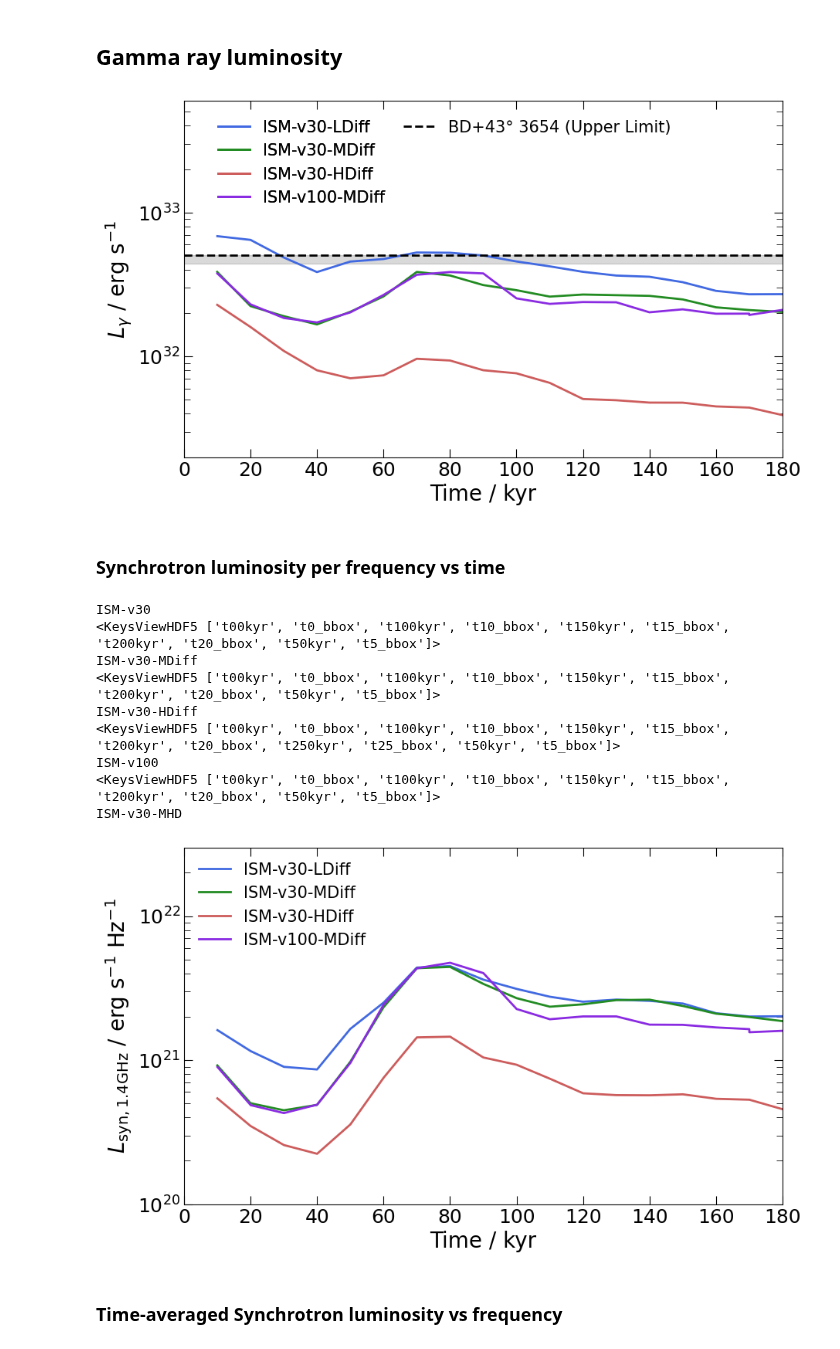
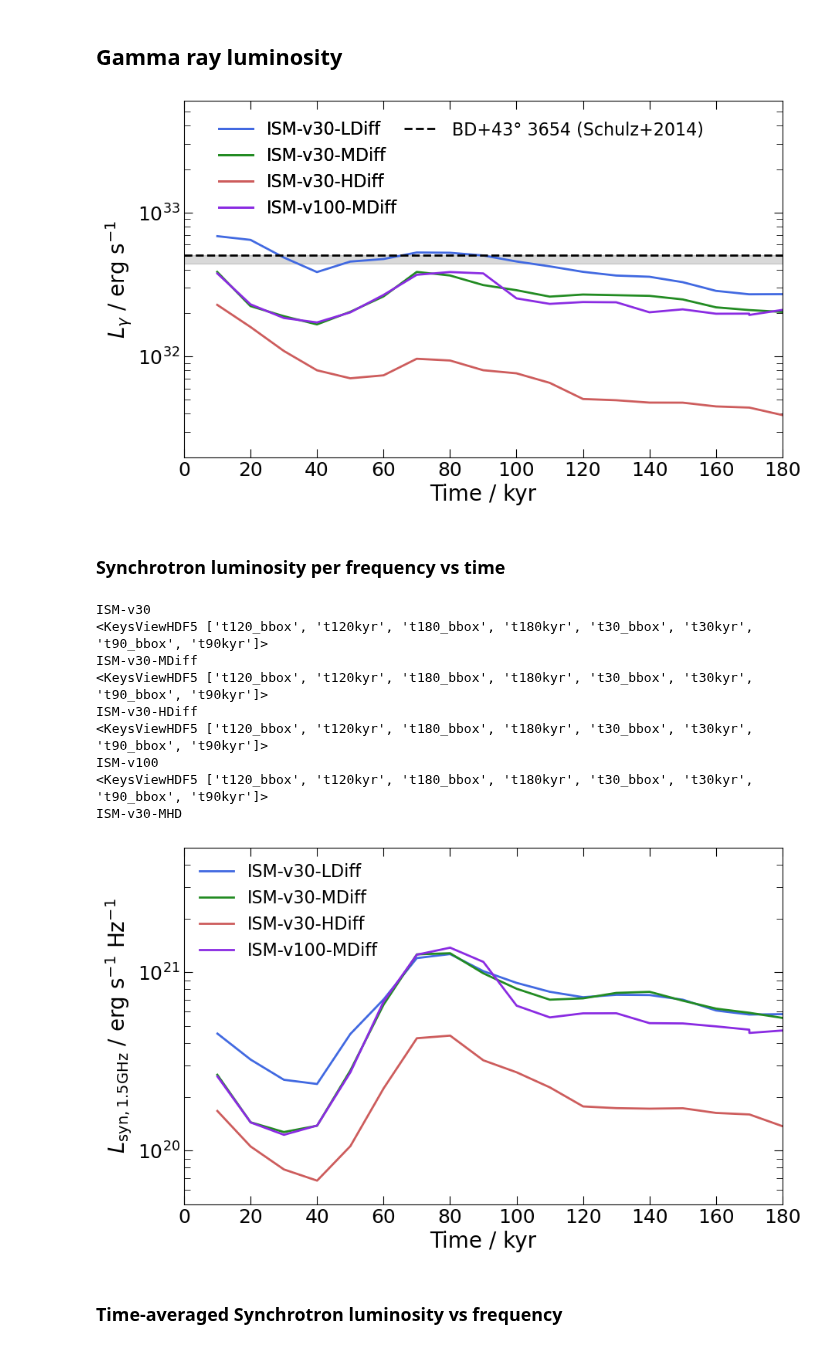
Before and after one commit to kwat0308/crbowshock_analysis_tools, a Jupyter notebook: calculate_CR_properties/plot_results/plot_luminosities.ipynb, the cells around one changed output. Cells and saved outputs as stored; diff of their text form; code cells hidden in the pictures.

```diff
--- a/calculate_CR_properties/plot_results/plot_luminosities.ipynb
+++ b/calculate_CR_properties/plot_results/plot_luminosities.ipynb
@@ -83,7 +83,7 @@ with h5py.File(f"{data_dir}/S14_data.h5", "r") as pf:
             [0],
             lw=2.0,
             color="k",
-            label="BD+43° 3654 (Upper Limit)",
+            label="BD+43° 3654 (Schulz+2014)",
             ls="--"
         ))
 
@@ -117,7 +117,7 @@ ax_tseries.tick_params(
 
 leg1 = fig_tseries.legend(
     handles=sim_handles,
-    prop={"size": 15},
+    prop={"size": 16},
     loc="upper left",
     bbox_to_anchor=[0.15, 0.87],
     frameon=False
@@ -125,7 +125,7 @@ leg1 = fig_tseries.legend(
 fig_tseries.add_artist(leg1)
 fig_tseries.legend(
     handles=data_handles,
-    prop={"size": 15},
+    prop={"size": 16},
     loc="upper left",
     bbox_to_anchor=[0.39, 0.87],
     frameon=False
@@ -138,21 +138,23 @@ fig_tseries.savefig(
     f"{fig_dir}/gamma/gamma_lum_timeseries.pdf", bbox_inches="tight", dpi=300
 )
 # %% [output]
-[figure, old version]
+[figure, new version]
 # %% [markdown]
 ### Synchrotron luminosity per frequency vs time
 # %%
 fig_tseries, ax_tseries = plt.subplots(figsize=(10, 6))
 
-synch_freq = 1.4 * u.GHz  # choice of synchrotron frequency
+synch_freq = 1.5 * u.GHz  # choice of synchrotron frequency
 
 for i, sim_name in enumerate(list(bowshock_config.keys())):
     print(sim_name)
+    # if sim_name != "ISM-v30":
+    #     continue
     if sim_name == "ISM-v30-MHD" or sim_name == "ISM-v60":
         continue
 
     # write data to h5py file
-    with h5py.File(f"{data_dir}/emission_data_synch_alpha42.h5", "r") as pf:
+    with h5py.File(f"{data_dir}/emission_data_synch_timecorrected_ae4.2.h5", "r") as pf:
         print(pf[sim_name]["slices"].keys())
         times = pf[sim_name]["times"][()]
         synch_freq_grid = pf[sim_name]["synch_freq"][()] * u.GHz
@@ -176,42 +178,42 @@ ax_tseries.set_ylabel(
 
 # ylimits
 ax_tseries.set_xlim(xmin=0, xmax=180)
-ax_tseries.set_ylim(ymin=1e20, ymax=3e22)
+ax_tseries.set_ylim(ymin=5e19, ymax=5e21)
 
 # ticks
 ax_tseries.tick_params(
     axis="both",
     direction="in",
     which="major",
     size=8,
     labelsize=18,
     right=True,
     top=True,
 )
 ax_tseries.tick_params(
     axis="both",
     direction="in",
     which="minor",
     size=6,
     labelsize=16,
     right=True,
     top=True,
 )
 
-ax_tseries.legend(prop={"size": 15}, loc="upper left", frameon=False)
+ax_tseries.legend(prop={"size": 16}, loc="upper left", frameon=False)
 
 # save
 fig_tseries.savefig(
     f"{fig_dir}/synch/synch_lum_timeseries.pdf", bbox_inches="tight", dpi=300
 )
 # %% [output]
 ISM-v30
-<KeysViewHDF5 ['t00kyr', 't0_bbox', 't100kyr', 't10_bbox', 't150kyr', 't15_bbox', 't200kyr', 't20_bbox', 't50kyr', 't5_bbox']>
+<KeysViewHDF5 ['t120_bbox', 't120kyr', 't180_bbox', 't180kyr', 't30_bbox', 't30kyr', 't90_bbox', 't90kyr']>
 ISM-v30-MDiff
-<KeysViewHDF5 ['t00kyr', 't0_bbox', 't100kyr', 't10_bbox', 't150kyr', 't15_bbox', 't200kyr', 't20_bbox', 't50kyr', 't5_bbox']>
+<KeysViewHDF5 ['t120_bbox', 't120kyr', 't180_bbox', 't180kyr', 't30_bbox', 't30kyr', 't90_bbox', 't90kyr']>
 ISM-v30-HDiff
-<KeysViewHDF5 ['t00kyr', 't0_bbox', 't100kyr', 't10_bbox', 't150kyr', 't15_bbox', 't200kyr', 't20_bbox', 't250kyr', 't25_bbox', 't50kyr', 't5_bbox']>
+<KeysViewHDF5 ['t120_bbox', 't120kyr', 't180_bbox', 't180kyr', 't30_bbox', 't30kyr', 't90_bbox', 't90kyr']>
 ISM-v100
-<KeysViewHDF5 ['t00kyr', 't0_bbox', 't100kyr', 't10_bbox', 't150kyr', 't15_bbox', 't200kyr', 't20_bbox', 't50kyr', 't5_bbox']>
+<KeysViewHDF5 ['t120_bbox', 't120kyr', 't180_bbox', 't180kyr', 't30_bbox', 't30kyr', 't90_bbox', 't90kyr']>
 ISM-v30-MHD
-[figure, old version]
+[figure, new version]
```
Also changed, not shown: parts of 4 cells of this notebook, 5 other files.
